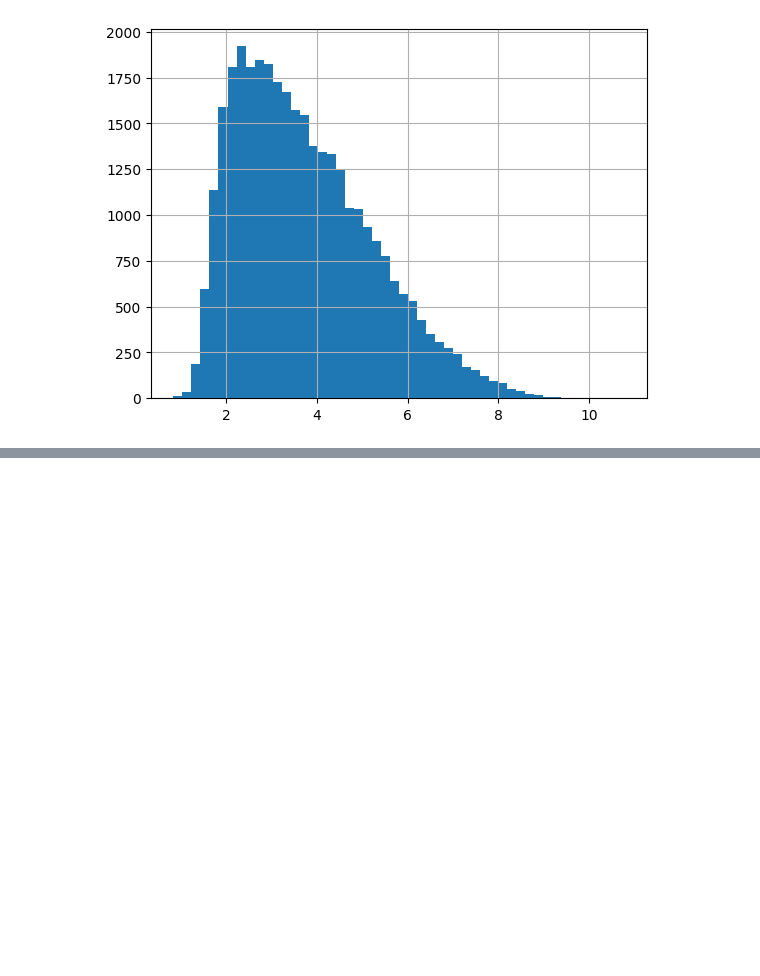
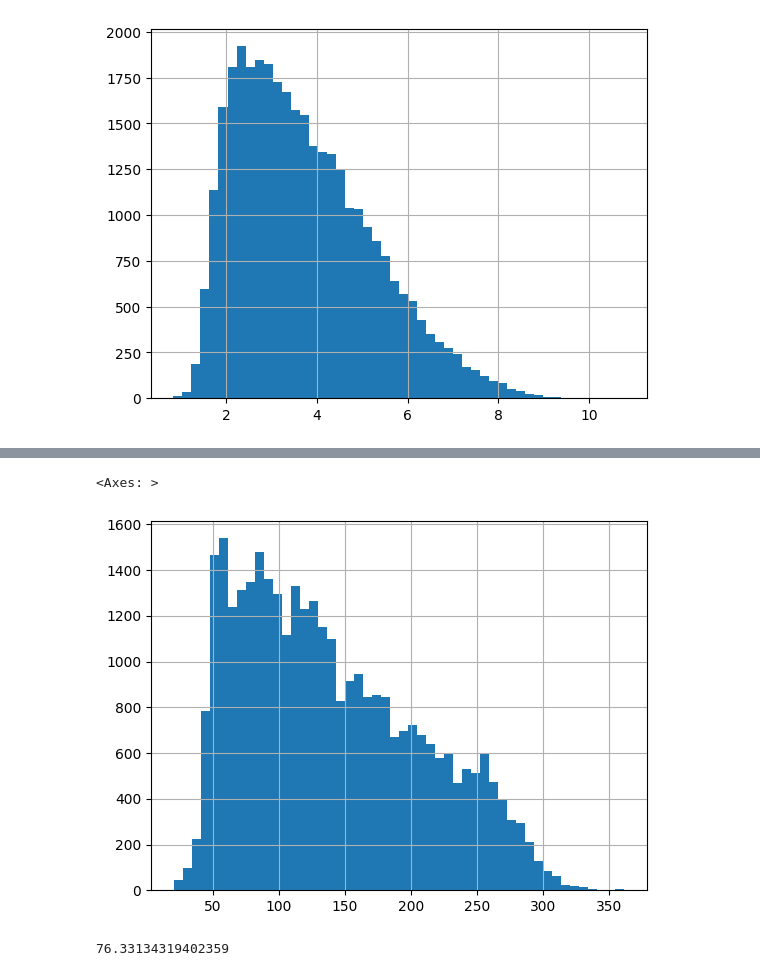
Before and after one commit to varCODEx/int20h_2024_shibarinu, a Jupyter notebook: dataset_manipulation/filter_merged_faces.ipynb, the cells around one changed output, grey strips where cells are left out. Drawn from its saved outputs; the diff is of its cells as text; code cells hidden in the pictures; blank space fills up the shorter version.

```diff
--- a/dataset_manipulation/filter_merged_faces.ipynb
+++ b/dataset_manipulation/filter_merged_faces.ipynb
@@ -6,6 +6,7 @@ from PIL import Image
 from tqdm import tqdm
 # %%
 df = pd.read_csv('../data/merged_faces.csv')
+df['cords'] = df['cords'].apply(lambda x: eval(x))
 # %%
 df.columns
 # %% [output]
@@ -28,6 +18,0 @@ array(['../wiki_crop_all/22533743_1977-11-03_2013.jpg',
-# %%
-sizes = []
-for pic in tqdm(pics):
-    img = Image.open(pic)
-    x = min(img.size)
-    sizes.append(x)
@@ -38,0 +19,2 @@ print(pd.DataFrame(sizes).describe())
+# %%
+df['x'] = df['cords'].apply(lambda x: x[2]) # equals to both width and height
@@ -38,0 +33,9 @@ print(pd.DataFrame(sizes).describe())
+# %%
+df['x'].hist(bins=50)
+# %% [output]
+<Axes: >
+[figure, added]
+# %%
+(df['x']>=80).sum()/len(df)*100
+# %% [output]
+76.33134319402359
```
Also changed, not shown: parts of 5 cells of this notebook, 1 other file.
